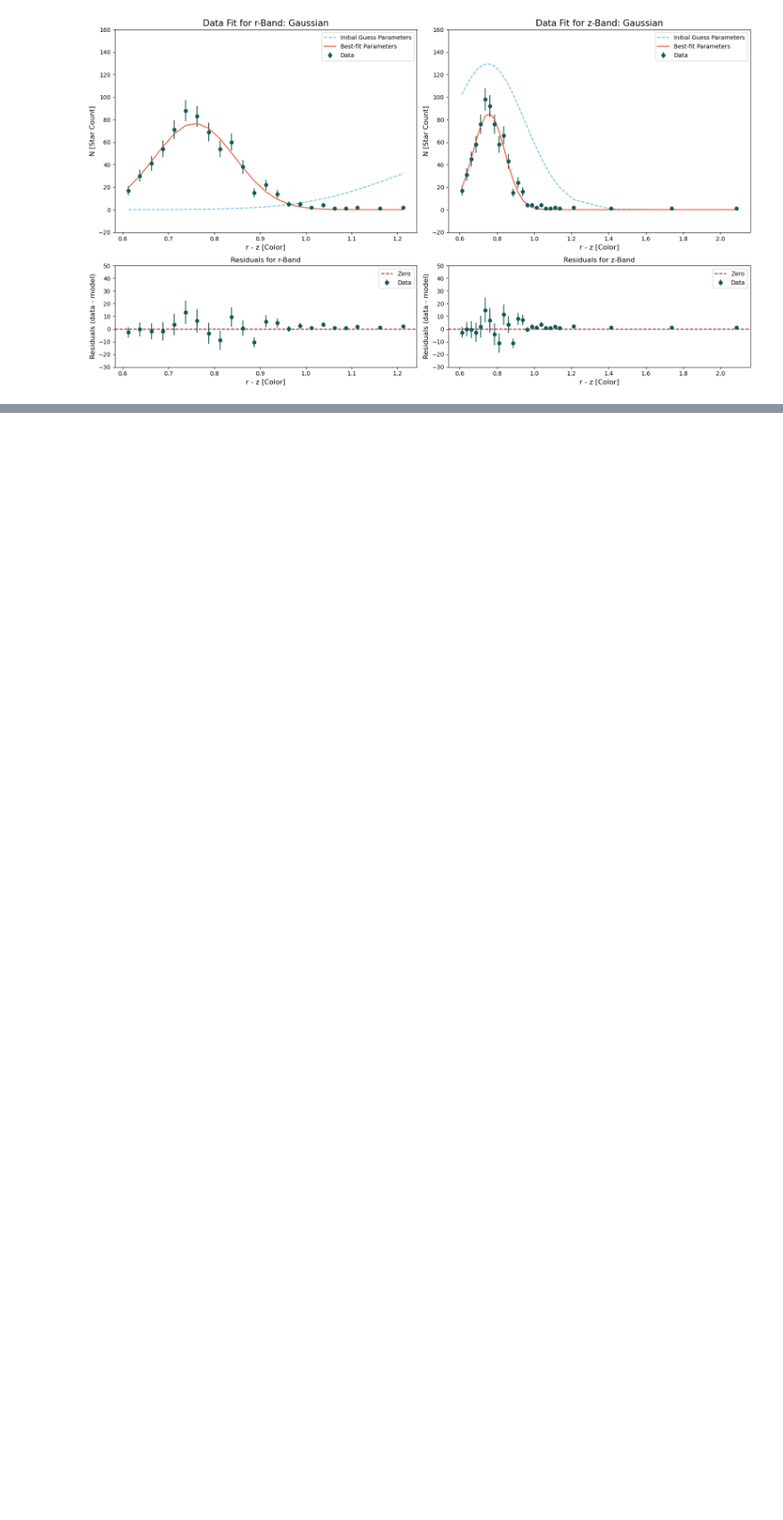
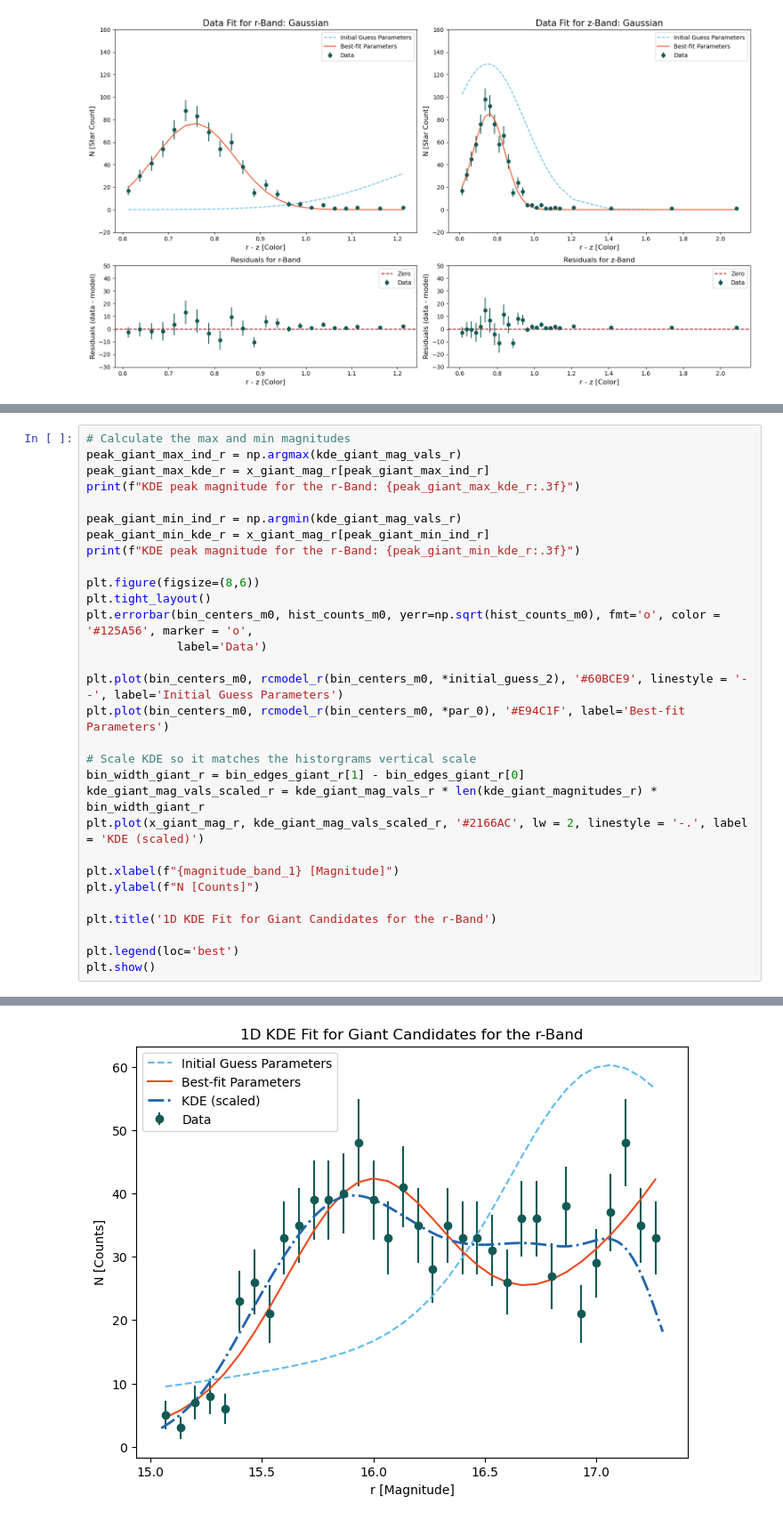
Before and after one commit to NireAstro/SURP2025, a Jupyter notebook: fit_models_N10/refined_rcfit_all.ipynb, the cells around one changed output, grey strips where cells are left out. Shown at 89% size. Cells and saved outputs as stored; diff of their text form; blank space fills up the shorter version.

```diff
--- a/fit_models_N10/refined_rcfit_all.ipynb
+++ b/fit_models_N10/refined_rcfit_all.ipynb
@@ -1144,0 +1178,31 @@ plt.show()
+# %%
+# Calculate the max and min magnitudes
+peak_giant_max_ind_r = np.argmax(kde_giant_mag_vals_r)
+peak_giant_max_kde_r = x_giant_mag_r[peak_giant_max_ind_r]
+print(f"KDE peak magnitude for the r-Band: {peak_giant_max_kde_r:.3f}")
+
+peak_giant_min_ind_r = np.argmin(kde_giant_mag_vals_r)
+peak_giant_min_kde_r = x_giant_mag_r[peak_giant_min_ind_r]
+print(f"KDE peak magnitude for the r-Band: {peak_giant_min_kde_r:.3f}")
+
+plt.figure(figsize=(8,6))
+plt.tight_layout()
+plt.errorbar(bin_centers_m0, hist_counts_m0, yerr=np.sqrt(hist_counts_m0), fmt='o', color = '#125A56', marker = 'o',
+             label='Data')
+
+plt.plot(bin_centers_m0, rcmodel_r(bin_centers_m0, *initial_guess_2), '#60BCE9', linestyle = '--', label='Initial Guess Parameters')
+plt.plot(bin_centers_m0, rcmodel_r(bin_centers_m0, *par_0), '#E94C1F', label='Best-fit Parameters')
+
+# Scale KDE so it matches the historgrams vertical scale
+bin_width_giant_r = bin_edges_giant_r[1] - bin_edges_giant_r[0]
+kde_giant_mag_vals_scaled_r = kde_giant_mag_vals_r * len(kde_giant_magnitudes_r) * bin_width_giant_r
+plt.plot(x_giant_mag_r, kde_giant_mag_vals_scaled_r, '#2166AC', lw = 2, linestyle = '-.', label = 'KDE (scaled)')
+
+plt.xlabel(f"{magnitude_band_1} [Magnitude]")
+plt.ylabel(f"N [Counts]")
+
+plt.title('1D KDE Fit for Giant Candidates for the r-Band')
+
+plt.legend(loc='best')
+plt.show()
+# %% [output]
@@ -1144,0 +1211 @@ plt.show()
+[figure, added]
```
Also changed, not shown: parts of 3 cells of this notebook, 15 other files.
